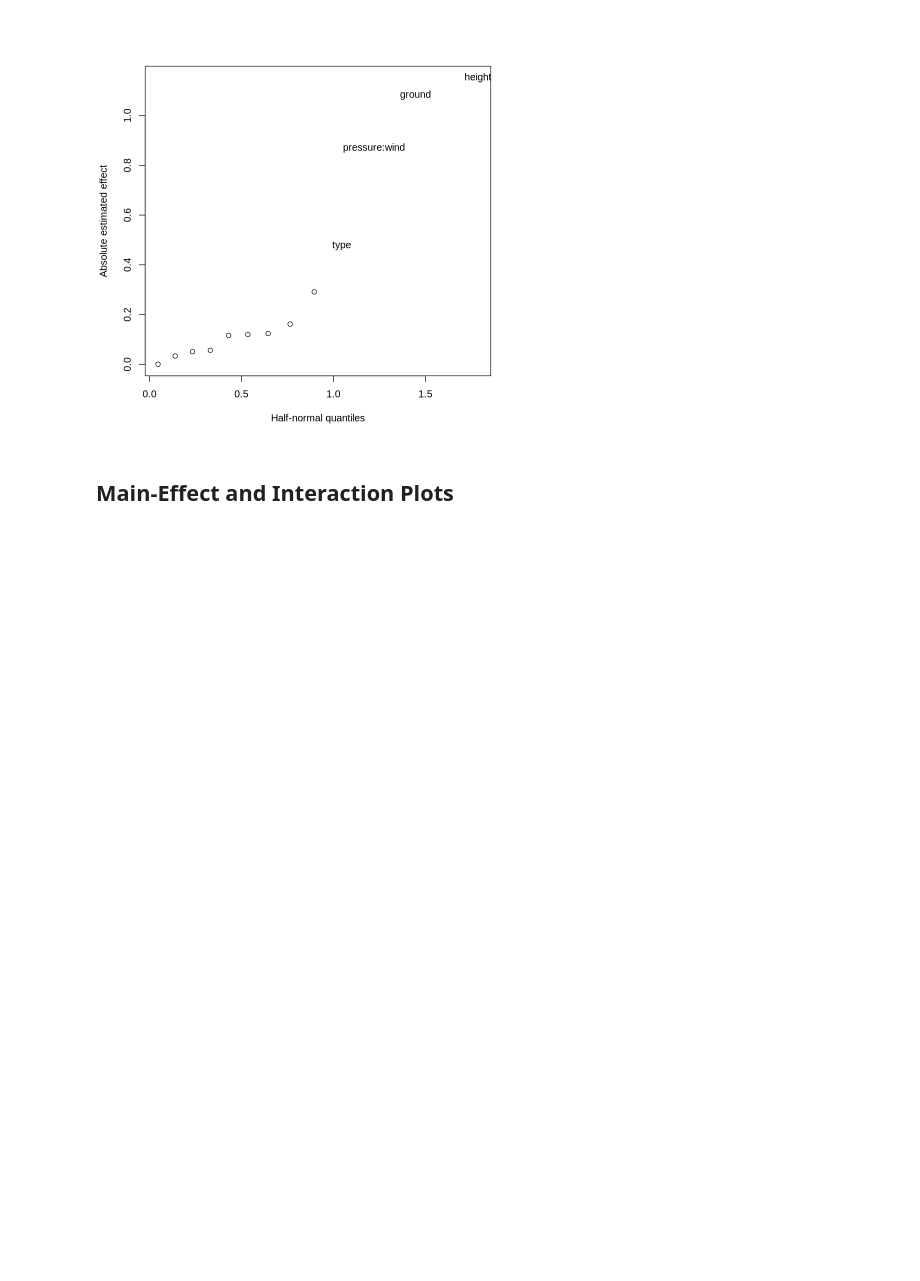
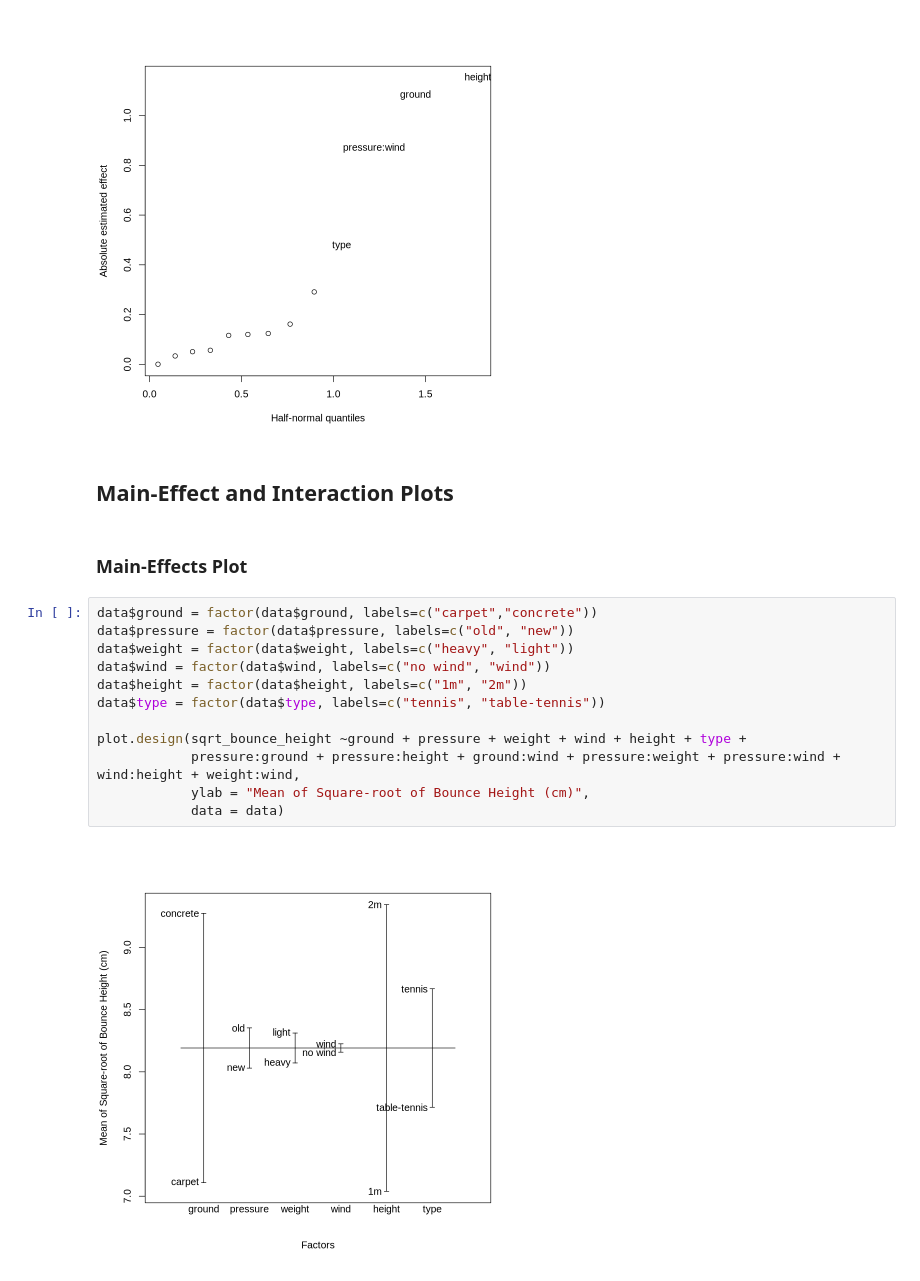
Before and after one commit to ciciliujx/Ball-Drop-Experimental-Design, a Jupyter notebook: Report.ipynb, the cells around one changed output. Saved outputs shown, nothing was run; the diff lists cells and outputs as text; blank space fills up the shorter version.

Commit message:
Add effect plots

```diff
--- a/Report.ipynb
+++ b/Report.ipynb
@@ -121,3 +106,19 @@ halfnorm(
 [figure]
 # %% [markdown]
 ## Main-Effect and Interaction Plots
+# %% [markdown]
+### Main-Effects Plot
+# %%
+data$ground = factor(data$ground, labels=c("carpet","concrete"))
+data$pressure = factor(data$pressure, labels=c("old", "new"))
+data$weight = factor(data$weight, labels=c("heavy", "light"))
+data$wind = factor(data$wind, labels=c("no wind", "wind"))
+data$height = factor(data$height, labels=c("1m", "2m"))
+data$type = factor(data$type, labels=c("tennis", "table-tennis"))
+
+plot.design(sqrt_bounce_height ~ground + pressure + weight + wind + height + type +
+            pressure:ground + pressure:height + ground:wind + pressure:weight + pressure:wind + wind:height + weight:wind,
+            ylab = "Mean of Square-root of Bounce Height (cm)",
+            data = data)
+# %% [output]
+[figure, added]
```
Also changed, not shown: parts of 5 cells of this notebook.
